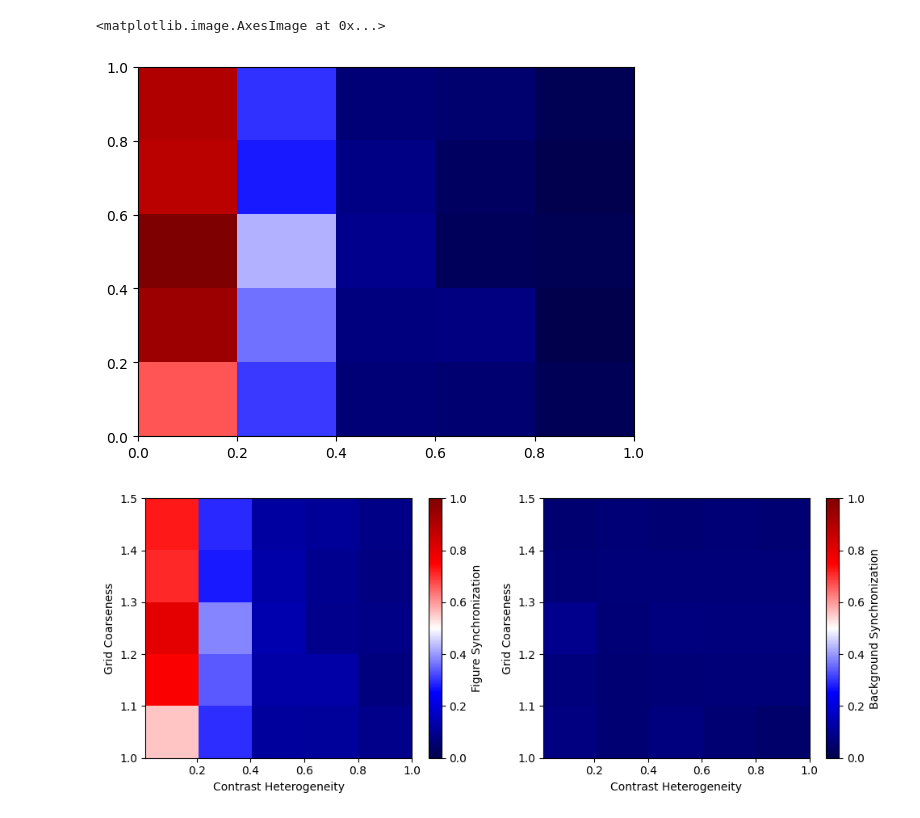
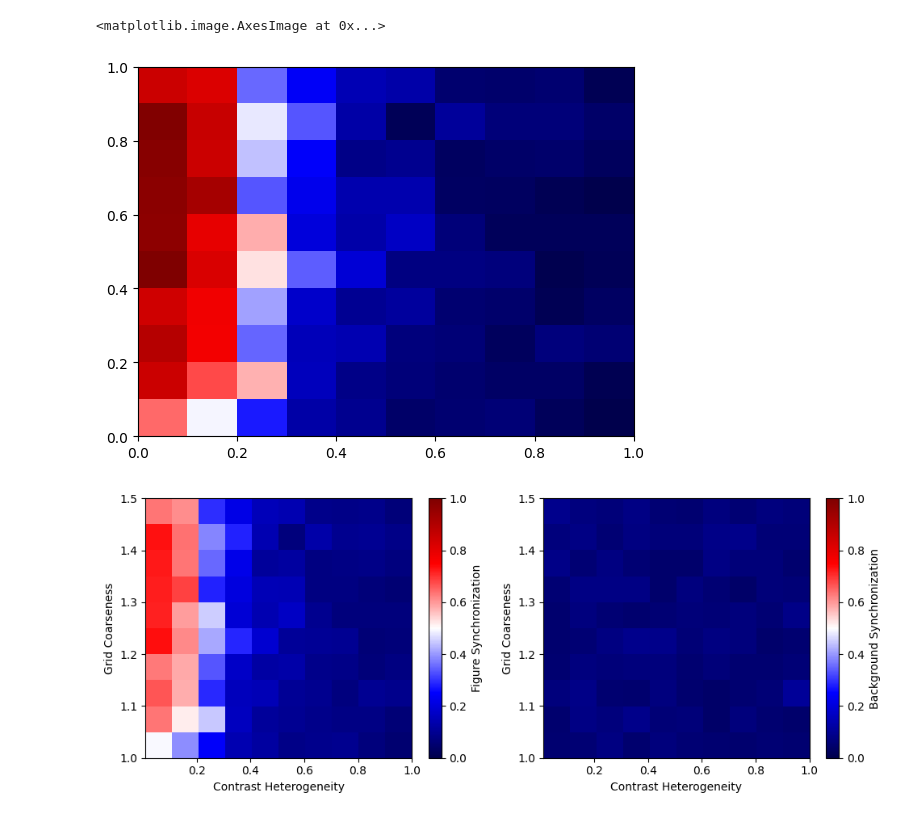
Before and after one commit to ccnmaastricht/NeuralSynchrony-FigureGround, a Jupyter notebook: notebooks/quadrant_simulation.ipynb, the cells around one changed output. Drawn from its saved outputs; the diff is of its cells as text; code cells hidden in the pictures.

Commit message:
updated model size

```diff
--- a/notebooks/quadrant_simulation.ipynb
+++ b/notebooks/quadrant_simulation.ipynb
@@ -196,8 +196,8 @@ def run_experiment(stimulus_parameters, model_parameters, simulation_parameters,
 model_parameters, stimulus_parameters, simulation_parameters, experiment_parameters = load_configurations()
 
 # adjust experiment parameters to include more conditions
-experiment_parameters['num_grid_coarseness'] = 5
-experiment_parameters['num_contrast_heterogeneity'] = 5
+experiment_parameters['num_grid_coarseness'] = 10
+experiment_parameters['num_contrast_heterogeneity'] = 10
 experiment_parameters['num_conditions'] = experiment_parameters['num_grid_coarseness'] * experiment_parameters['num_contrast_heterogeneity']
 
 # add num_time_steps
@@ -208,33 +208,33 @@ simulation_parameters['num_time_steps'] = int(
 # increase number of populations to accommodate larger stimulus
 model_parameters['num_populations'] = 50**2
 # %%
-figure_sync, background_sync = run_experiment(stimulus_parameters, model_parameters, simulation_parameters, experiment_parameters, num_blocks = 10)
+figure_sync, background_sync = run_experiment(stimulus_parameters, model_parameters, simulation_parameters, experiment_parameters, num_blocks = 5)
 # %%
 plt.imshow(figure_sync.mean(axis=2), extent=(0,1,0,1), aspect='auto', cmap='seismic')
 # %% [output]
 <matplotlib.image.AxesImage at 0x...>
-[figure, old version]
+[figure, new version]
 # %%
 plt.figure(figsize=(10, 4))
 plt.subplot(1, 2, 1)
-plt.imshow(figure_sync.mean(axis=2), aspect='auto', cmap='seismic', vmin=0, vmax=1,
+plt.imshow(figure_sync.mean(axis=2), aspect='auto', cmap='seismic', vmin=0, vmax=1.0,
            extent=[experiment_parameters['min_contrast_heterogeneity'],
                    experiment_parameters['max_contrast_heterogeneity'],
                    experiment_parameters['min_grid_coarseness'],
                    experiment_parameters['max_grid_coarseness']])
 plt.colorbar(label='Figure Synchronization')
 plt.xlabel('Contrast Heterogeneity')
 plt.ylabel('Grid Coarseness')
 plt.subplot(1, 2, 2)
 plt.imshow(background_sync.mean(axis=2), aspect='auto', cmap='seismic', vmin=0, vmax=1.0,
            extent=[experiment_parameters['min_contrast_heterogeneity'],
                    experiment_parameters['max_contrast_heterogeneity'],
                    experiment_parameters['min_grid_coarseness'],
                    experiment_parameters['max_grid_coarseness']])
 plt.colorbar(label='Background Synchronization')
 plt.xlabel('Contrast Heterogeneity')
 plt.ylabel('Grid Coarseness')
 plt.tight_layout()
 plt.show()
 # %% [output]
-[figure, old version]
+[figure, new version]
```
